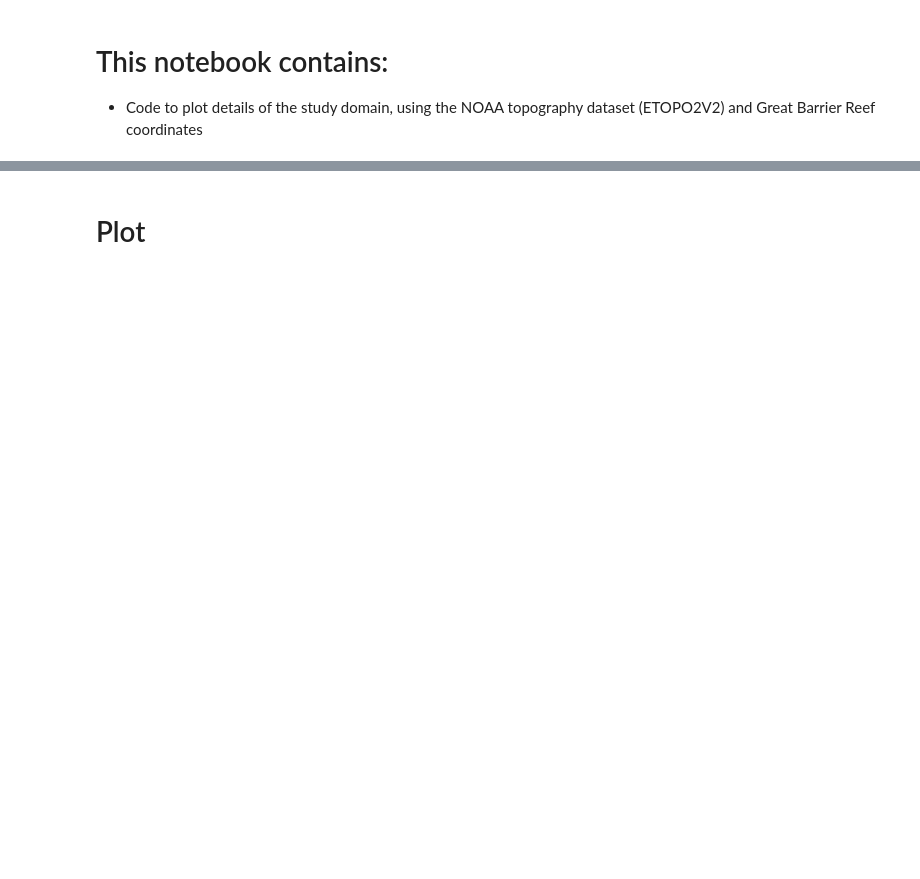
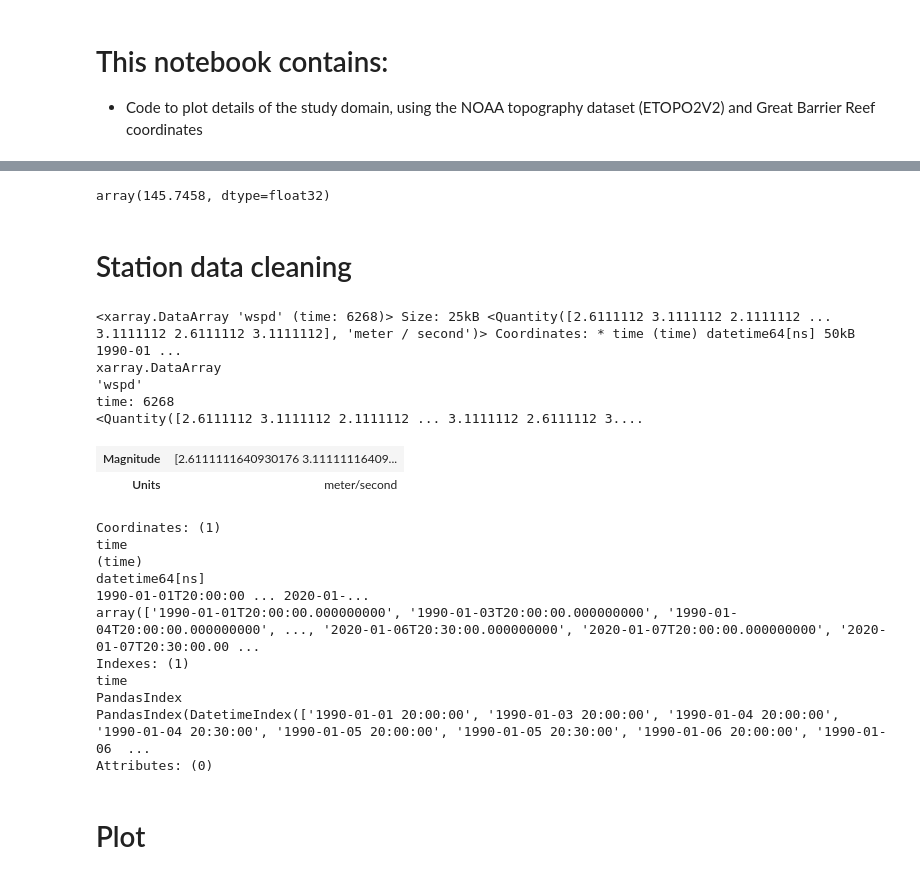
Before and after one commit to alanah-chapman/diurnal-cylces-of-clouds-and-rainfall-over-NE-QLD-during-CBS, a Jupyter notebook: Study_domain.ipynb, the cells around one changed output, grey strips where cells are left out. Saved outputs shown, nothing was run; the diff lists cells and outputs as text; code cells hidden in the pictures; blank space fills up the shorter version.

```diff
--- a/Study_domain.ipynb
+++ b/Study_domain.ipynb
@@ -49,3 +54,24 @@ with open(GBR_coords_file_path, 'r') as file:
 
 # make an array which lists (lon,lat) reef coordinates
 gbr_coordinates = np.column_stack((longitudes,latitudes))
+# %%
+# Open BARRA-2/station wind data
+station_fp = '/g/data/w40/clv563/BoM_data/AWS-data-QLD.nc'
+# open with xarray and dask chunking
+station_ds = xr.open_dataset(station_fp, engine="h5netcdf", chunks="auto")
+
+# find station IDs for Townsville & Cairns
+bmid_townsville = station_ds.bmid[30] # BOM ID: 032040
+bmid_cairns = station_ds.bmid[21]     # BOM ID: 031011
+
+# Selecting for station IDs, select and add units to variables
+townsville_wdir = station_ds.wdir.sel(station=30) * units("degrees")
+townsville_wspd = (station_ds.wspd.sel(station=30) * (1000/(60*60))) *  units("m/s")
+# cairns
+cairns_wdir = station_ds.wdir.sel(station=21) * units("degrees")
+cairns_wspd = (station_ds.wspd.sel(station=21) * (1000/(60*60))) *  units("m/s")
+station_ds.long.sel(station=21).values
+# %% [output]
+array(145.7458, dtype=float32)
+# %% [markdown]
+# Station data cleaning
@@ -52,2 +110,39 @@ gbr_coordinates = np.column_stack((longitudes,latitudes))
+# %%
+wdirT = JFMA_data(townsville_wdir)
+wspdT = JFMA_data(townsville_wspd)
+wdirC = JFMA_data(cairns_wdir)
+wspdC = JFMA_data(cairns_wspd)
+
+wdir_maskT,wspd_maskT = wind_masks(wdirT,wspdT)
+wdir_maskC,wspd_maskC = wind_masks(wdirC,wspdC)
+
+four_am_wdirT,four_pm_wdirT = wind_times(wdir_maskT)
+four_am_wspdT,four_pm_wspdT = wind_times(wspd_maskT)
+four_am_wdirC,four_pm_wdirC = wind_times(wdir_maskC)
+four_am_wspdC,four_pm_wspdC = wind_times(wspd_maskC)
+
+four_am_wdirT.dropna(dim='time')
+four_am_wspdT.dropna(dim='time')
+four_am_wdirC.dropna(dim='time')
+four_am_wspdC.dropna(dim='time')
+# %% [output]
+<xarray.DataArray 'wspd' (time: 6268)> Size: 25kB <Quantity([2.6111112 3.1111112 2.1111112 ... 3.1111112 2.6111112 3.1111112], 'meter / second')> Coordinates: * time (time) datetime64[ns] 50kB 1990-01 ...
+xarray.DataArray
+'wspd'
+time: 6268
+<Quantity([2.6111112 3.1111112 2.1111112 ... 3.1111112 2.6111112 3....
+| Magnitude | [2.6111111640930176 3.11111116409... |
+| Units | meter/second |
+Coordinates: (1)
+time
+(time)
+datetime64[ns]
+1990-01-01T20:00:00 ... 2020-01-...
+array(['1990-01-01T20:00:00.000000000', '1990-01-03T20:00:00.000000000', '1990-01-04T20:00:00.000000000', ..., '2020-01-06T20:30:00.000000000', '2020-01-07T20:00:00.000000000', '2020-01-07T20:30:00.00 ...
+Indexes: (1)
+time
+PandasIndex
+PandasIndex(DatetimeIndex(['1990-01-01 20:00:00', '1990-01-03 20:00:00', '1990-01-04 20:00:00', '1990-01-04 20:30:00', '1990-01-05 20:00:00', '1990-01-05 20:30:00', '1990-01-06 20:00:00', '1990-01-06  ...
+Attributes: (0)
 # %% [markdown]
 # Plot
```
Also changed, not shown: parts of 6 cells of this notebook.
